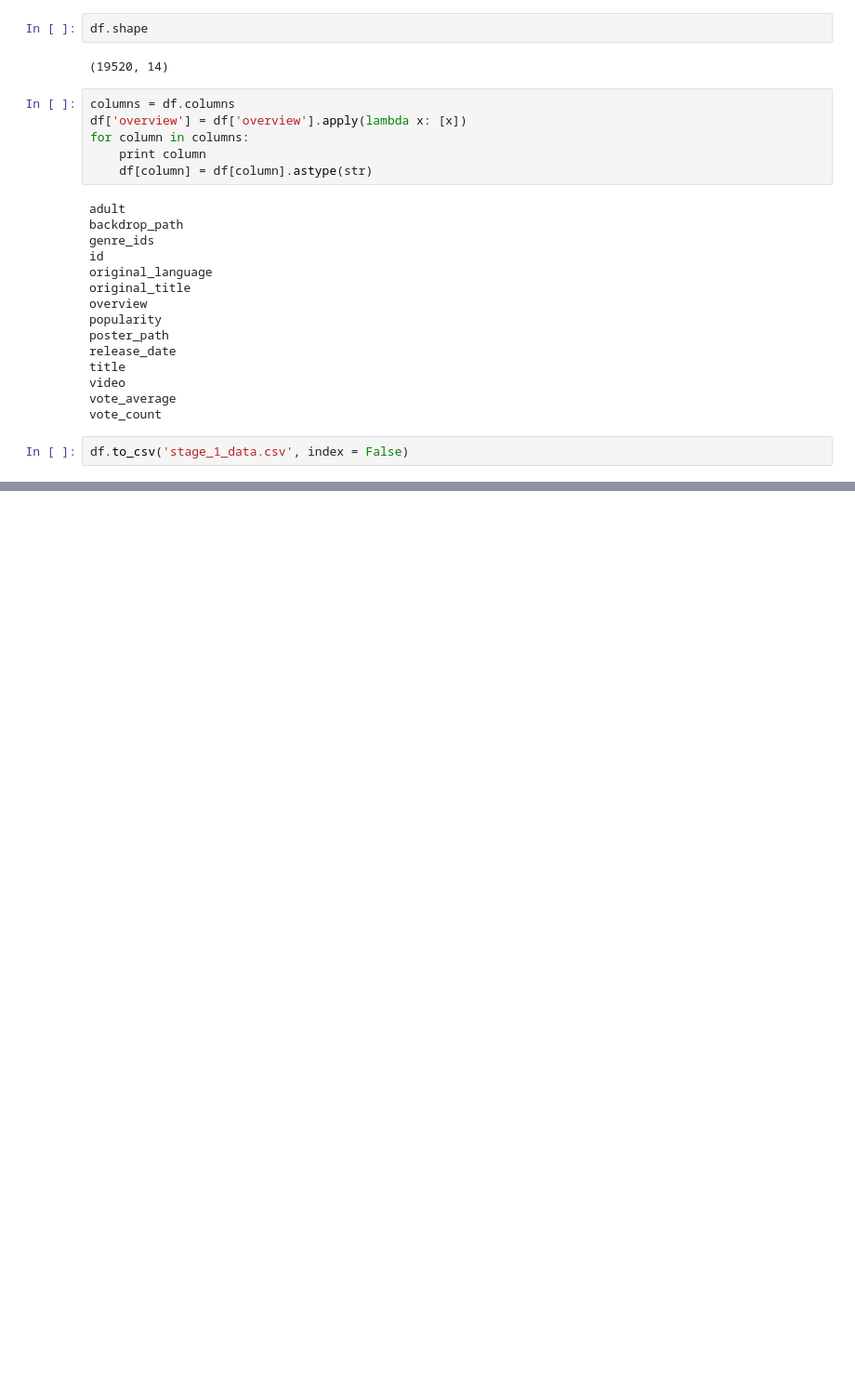
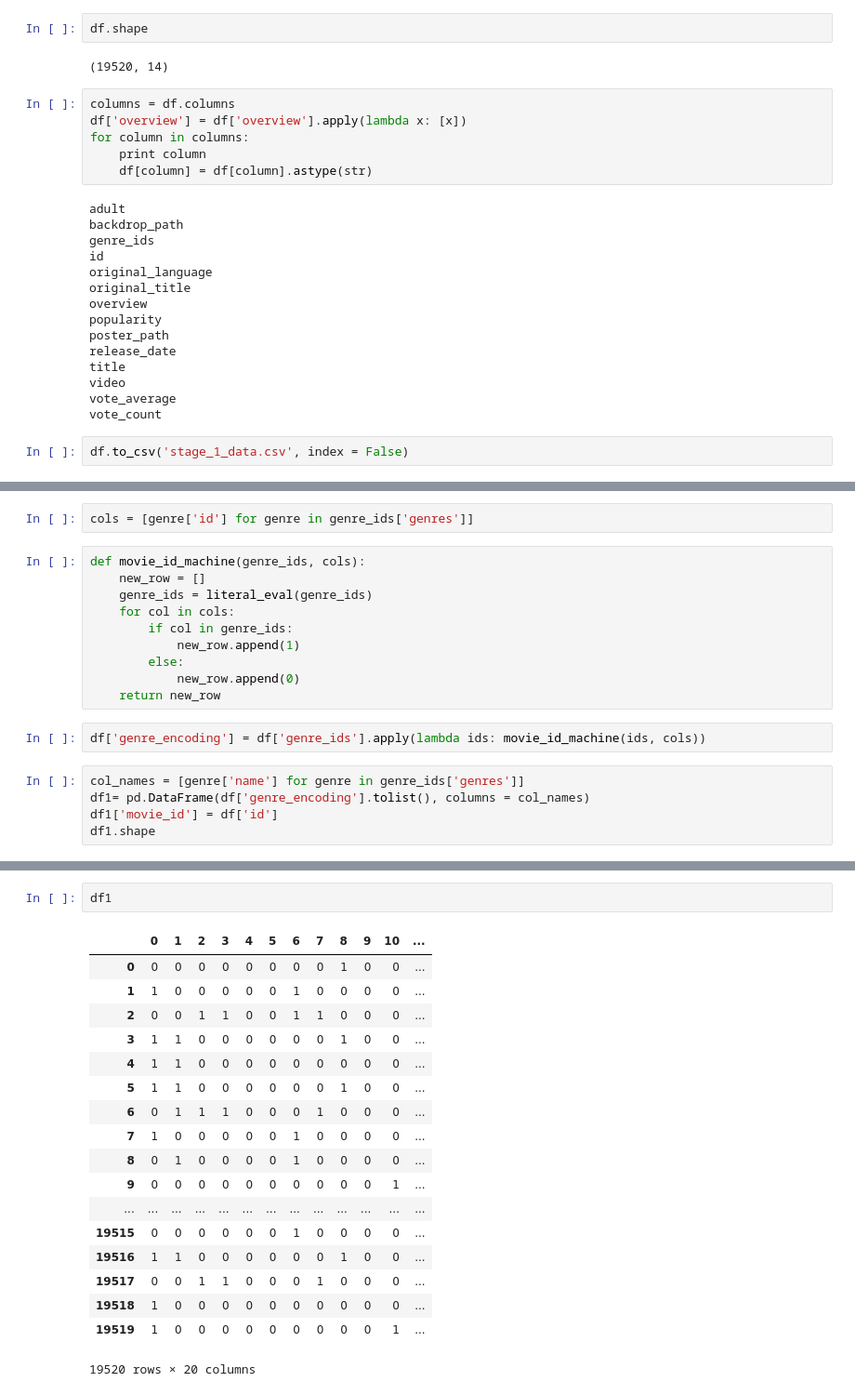
Before and after one commit to All-Star-Vipers/CS109B-Final-Project, a Jupyter notebook: CS109B milestone1.ipynb, the cells around one changed output, grey strips where cells are left out. Shown at 93% size. Cells and saved outputs as stored; diff of their text form; blank space fills up the shorter version.

Commit message:
commit includes spitting movies into genre matrix

```diff
--- a/CS109B milestone1.ipynb
+++ b/CS109B milestone1.ipynb
@@ -239,0 +244,19 @@ df.to_csv('stage_1_data.csv', index = False)
+# %%
+cols = [genre['id'] for genre in genre_ids['genres']]
+# %%
+def movie_id_machine(genre_ids, cols):
+    new_row = []
+    genre_ids = literal_eval(genre_ids)
+    for col in cols:
+        if col in genre_ids:
+            new_row.append(1)
+        else:
+            new_row.append(0)
+    return new_row
+# %%
+df['genre_encoding'] = df['genre_ids'].apply(lambda ids: movie_id_machine(ids, cols))
+# %%
+col_names = [genre['name'] for genre in genre_ids['genres']]
+df1= pd.DataFrame(df['genre_encoding'].tolist(), columns = col_names)
+df1['movie_id'] = df['id']
+df1.shape
@@ -239,0 +274,21 @@ df.to_csv('stage_1_data.csv', index = False)
+# %%
+df1
+# %% [output]
+|  | 0 | 1 | 2 | 3 | 4 | 5 | 6 | 7 | 8 | 9 | 10 | ... |
+| 0 | 0 | 0 | 0 | 0 | 0 | 0 | 0 | 0 | 1 | 0 | 0 | ... |
+| 1 | 1 | 0 | 0 | 0 | 0 | 0 | 1 | 0 | 0 | 0 | 0 | ... |
+| 2 | 0 | 0 | 1 | 1 | 0 | 0 | 1 | 1 | 0 | 0 | 0 | ... |
+| 3 | 1 | 1 | 0 | 0 | 0 | 0 | 0 | 0 | 1 | 0 | 0 | ... |
+| 4 | 1 | 1 | 0 | 0 | 0 | 0 | 0 | 0 | 0 | 0 | 0 | ... |
+| 5 | 1 | 1 | 0 | 0 | 0 | 0 | 0 | 0 | 1 | 0 | 0 | ... |
+| 6 | 0 | 1 | 1 | 1 | 0 | 0 | 0 | 1 | 0 | 0 | 0 | ... |
+| 7 | 1 | 0 | 0 | 0 | 0 | 0 | 1 | 0 | 0 | 0 | 0 | ... |
+| 8 | 0 | 1 | 0 | 0 | 0 | 0 | 1 | 0 | 0 | 0 | 0 | ... |
+| 9 | 0 | 0 | 0 | 0 | 0 | 0 | 0 | 0 | 0 | 0 | 1 | ... |
+| ... | ... | ... | ... | ... | ... | ... | ... | ... | ... | ... | ... | ... |
+| 19515 | 0 | 0 | 0 | 0 | 0 | 0 | 1 | 0 | 0 | 0 | 0 | ... |
+| 19516 | 1 | 1 | 0 | 0 | 0 | 0 | 0 | 0 | 1 | 0 | 0 | ... |
+| 19517 | 0 | 0 | 1 | 1 | 0 | 0 | 0 | 1 | 0 | 0 | 0 | ... |
+| 19518 | 1 | 0 | 0 | 0 | 0 | 0 | 0 | 0 | 0 | 0 | 0 | ... |
+| 19519 | 1 | 0 | 0 | 0 | 0 | 0 | 0 | 0 | 0 | 0 | 1 | ... |
+19520 rows × 20 columns
```
Also changed, not shown: parts of 4 cells of this notebook.
